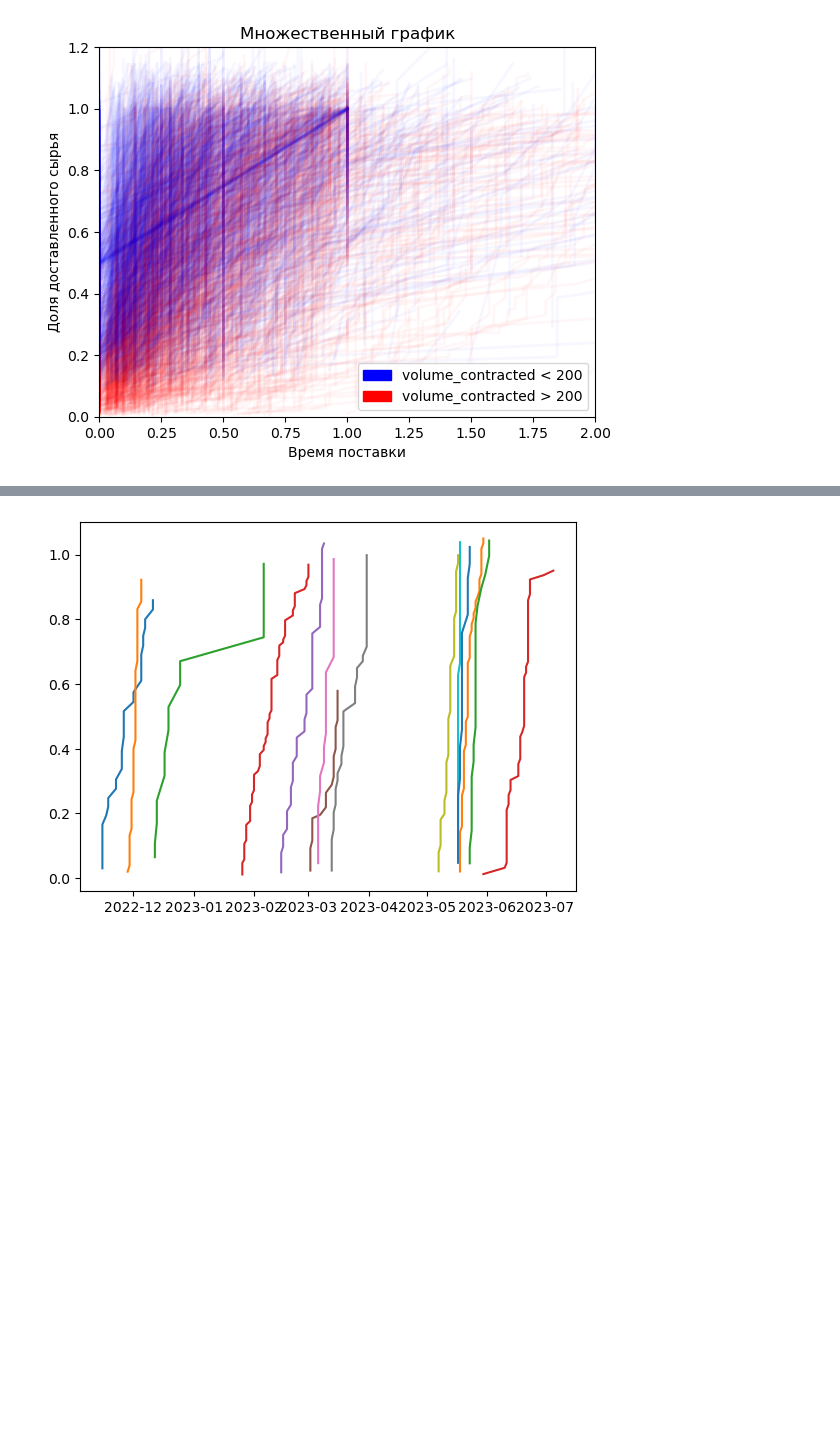
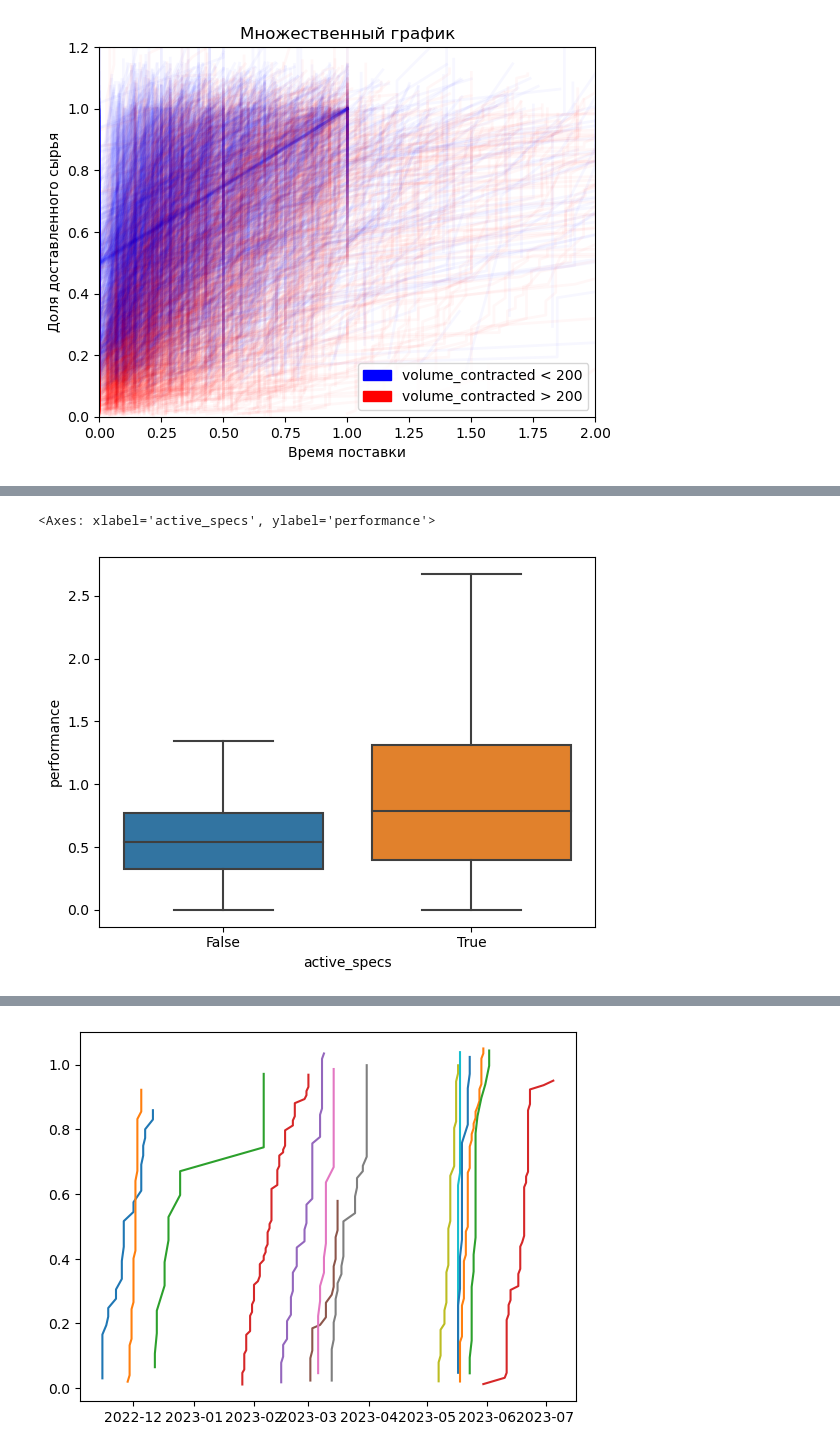
Before and after one commit to my-sas/Suppliers-time-series-analysis, a Jupyter notebook: notebooks/EDA.ipynb, the cells around one changed output, grey strips where cells are left out. Cells and saved outputs as stored; diff of their text form; code cells hidden in the pictures; blank space fills up the shorter version.

```diff
--- a/notebooks/EDA.ipynb
+++ b/notebooks/EDA.ipynb
@@ -241,0 +256,5 @@ data['active_specs'] = data.apply(
+# %%
+sns.boxplot(x = data['active_specs'] > 3, y = data['performance'], showfliers=False)
+# %% [output]
+<Axes: xlabel='active_specs', ylabel='performance'>
+[figure, added]
```
Also changed, not shown: parts of 7 cells of this notebook, 4 other files.
